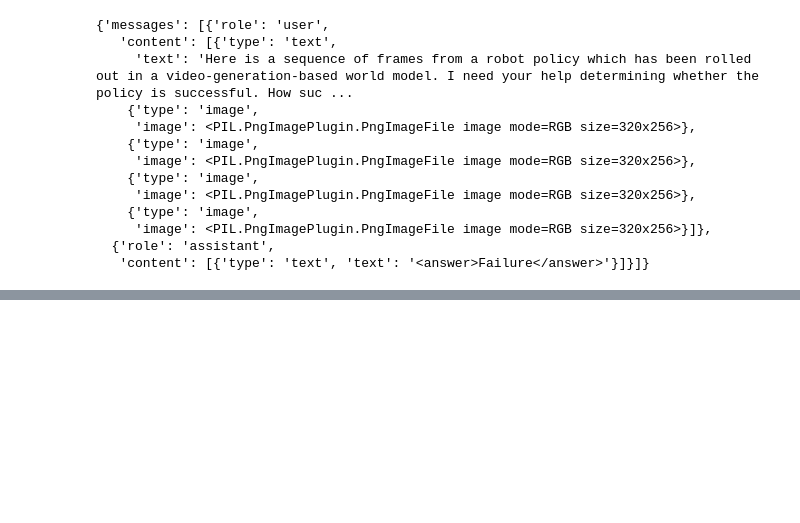
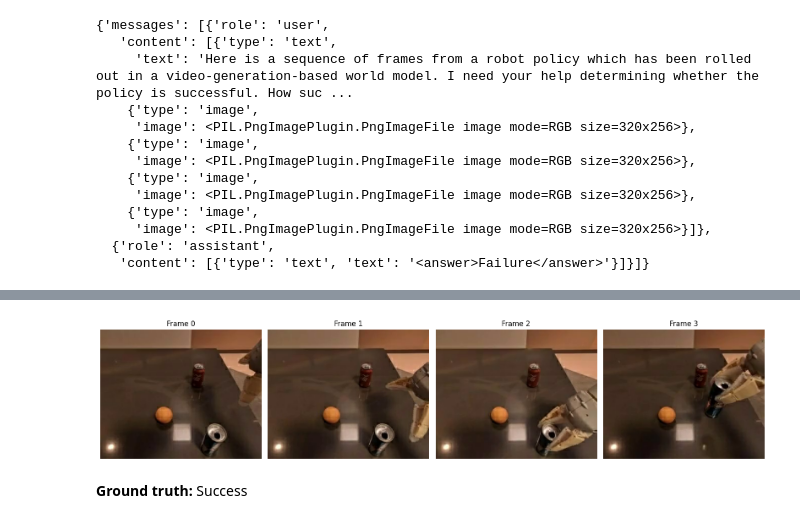
Before and after one commit to LoganBolton/WorldEvals, a Jupyter notebook: finetune/finetune.ipynb, the cells around one changed output, grey strips where cells are left out. Cells and saved outputs as stored; diff of their text form; code cells hidden in the pictures; blank space fills up the shorter version.

Commit message:
eval base model

````diff
--- a/finetune/finetune.ipynb
+++ b/finetune/finetune.ipynb
@@ -248,0 +254,78 @@ If the robot did not complete the task, your answer would be:
+# %%
+import matplotlib.pyplot as plt
+from IPython.display import display, Markdown
+from transformers import TextStreamer
+import io, sys
+
+FastVisionModel.for_inference(model)
+
+random_num = random.randint(0, len(dataset["test"]) - 1)
+sample = dataset["test"][random_num]
+instruction = sample["instruction"]
+images = [sample["frame_0"], sample["frame_1"], sample["frame_2"], sample["frame_3"]]
+ground_truth = "Success" if sample["success"] else "Failure"
+
+prompt = f"""Here is a sequence of frames from a robot policy which has been \
+rolled out in a video-generation-based world model. I need your help \
+determining whether the policy is successful. How successfully does \
+the robot complete the following task?
+
+## Task Description: "{instruction}"
+
+## Score rubric:
+Failure: instruction "{instruction}" not completed.
+Success: instruction completed.
+
+## Answer Format
+Place your final answer in <answer></answer> tags. For example if the robot \
+completed the task, your answer would be:
+<answer>Success</answer>
+
+If the robot did not complete the task, your answer would be:
+<answer>Failure</answer>
+"""
+
+# --- Visualize input ---
+display(Markdown(f"**Prompt:**\n\n```\n{prompt}\n```"))
+
+fig, axes = plt.subplots(1, 4, figsize=(16, 4))
+for i, (ax, img) in enumerate(zip(axes, images)):
+    ax.imshow(img)
+    ax.set_title(f"Frame {i}")
+    ax.axis("off")
+plt.tight_layout()
+plt.show()
+
+display(Markdown(f"**Ground truth:** {ground_truth}"))
+
+# --- Run inference ---
+messages = [
+    {"role": "user", "content": [
+        {"type": "text", "text": prompt},
+        {"type": "image"},
+        {"type": "image"},
+        {"type": "image"},
+        {"type": "image"},
+    ]}
+]
+
+input_text = tokenizer.apply_chat_template(messages, add_generation_prompt=True)
+inputs = tokenizer(
+    images,
+    input_text,
+    add_special_tokens=False,
+    return_tensors="pt",
+).to("cuda")
+
+# Capture streamed output
+buf = io.StringIO()
+old_stdout = sys.stdout
+sys.stdout = buf
+text_streamer = TextStreamer(tokenizer, skip_prompt=True)
+_ = model.generate(**inputs, streamer=text_streamer, max_new_tokens=128,
+                   use_cache=True, temperature=1.5, min_p=0.1)
+sys.stdout = old_stdout
+model_output = buf.getvalue().strip()
+
+display(Markdown(f"**Model output:** `{model_output}`"))
+# %% [output]
@@ -248,0 +351,2 @@ If the robot did not complete the task, your answer would be:
+[figure, added]
+**Ground truth:** Success
````
Also changed, not shown: parts of 6 cells of this notebook, 8 other files.
